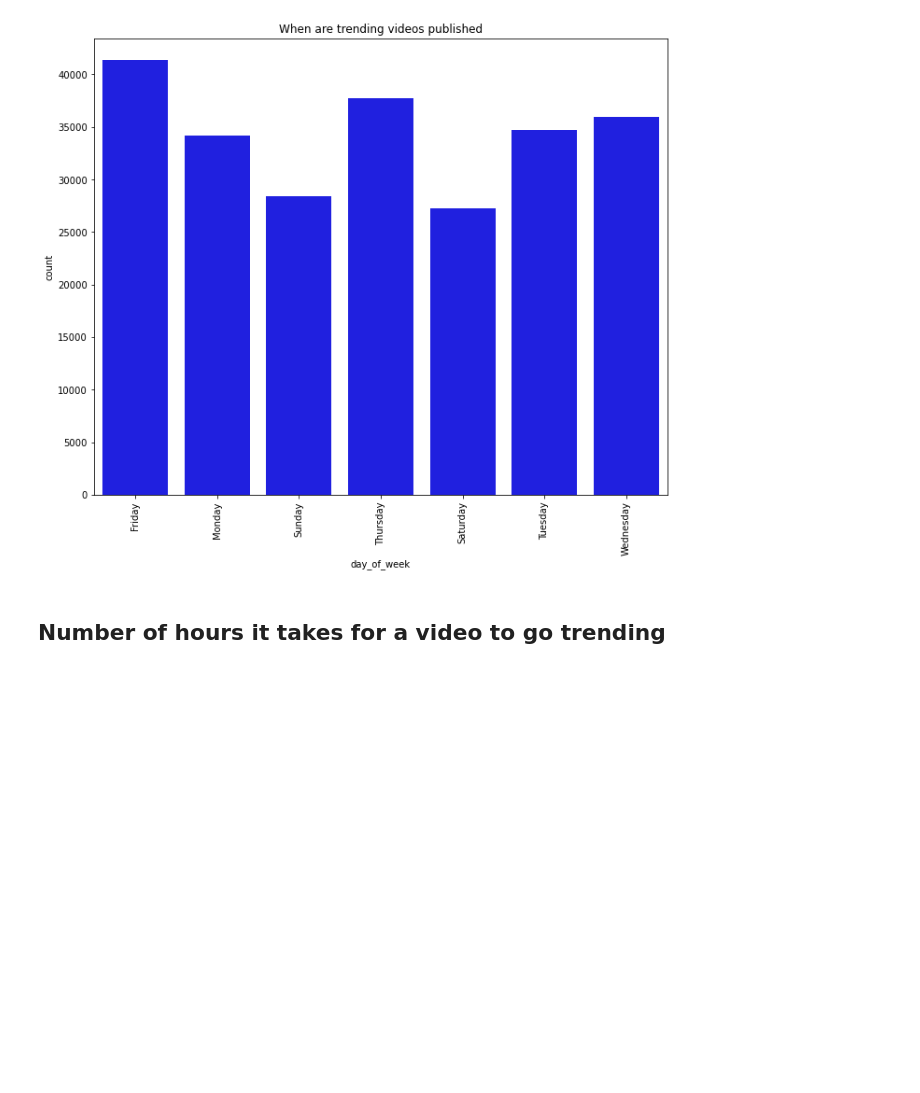
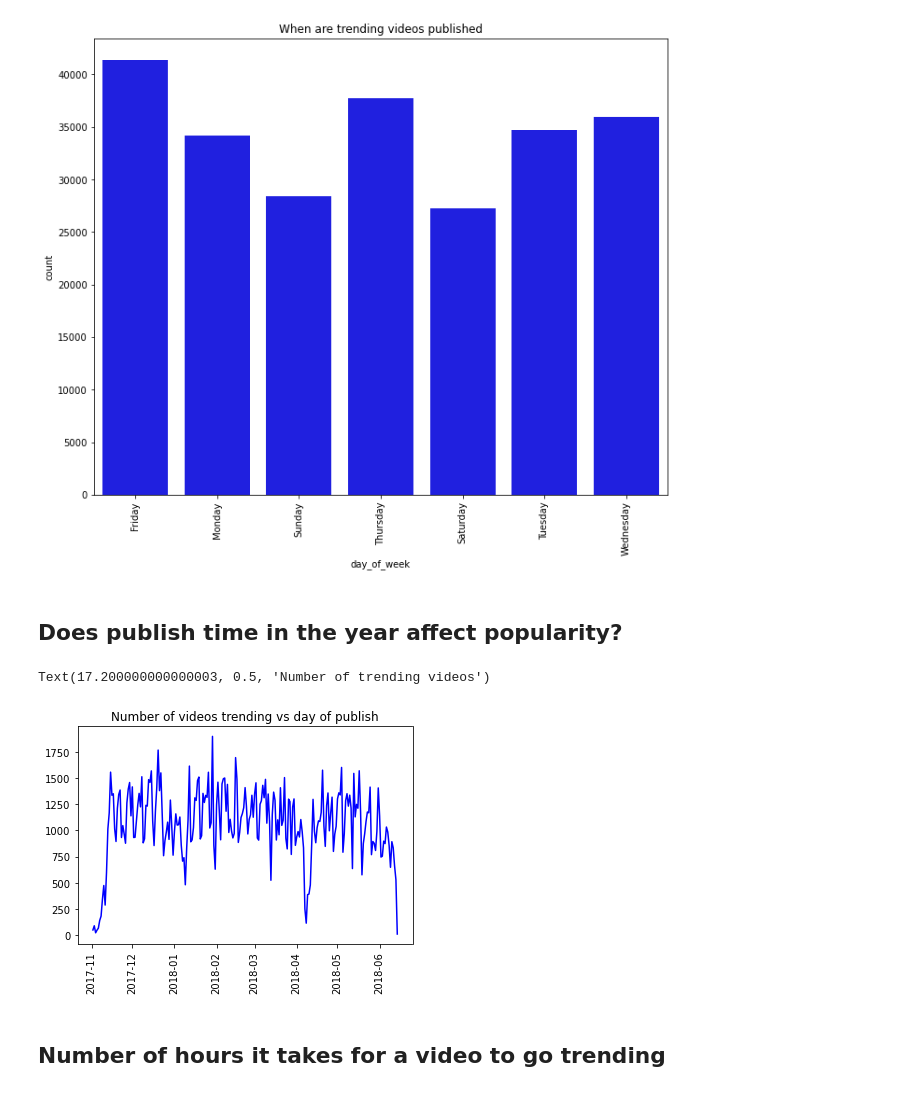
Before and after one commit to tanmaig/CSCI5502-project, a Jupyter notebook: data_analysis.ipynb, the cells around one changed output. Cells and saved outputs as stored; diff of their text form; code cells hidden in the pictures; blank space fills up the shorter version.

Commit message:
added few more graphs

```diff
--- a/data_analysis.ipynb
+++ b/data_analysis.ipynb
@@ -129,6 +129,22 @@ plt.title('When are trending videos published')
 # %% [output]
 Text(0.5, 1.0, 'When are trending videos published')
 [figure]
+# %% [markdown]
+## Does publish time in the year affect popularity?
+# %%
+
+df_tmp = df.groupby([df['publish_time'].dt.date]).size()
+df_tmp = df_tmp.sort_index()
+df_tmp = df_tmp[ (df_tmp.index > pd.to_datetime("2017-11-01")) & (df_tmp.index < pd.to_datetime("2018-12-01"))]
+
+plt.plot(df_tmp.index,df_tmp.values, color='blue')
+plt.xticks(rotation=90)
+plt.title('Number of videos trending vs day of publish')
+ax.set_xlabel("Publish day")
+ax.set_ylabel("Number of trending videos")
+# %% [output]
+Text(17.200000000000003, 0.5, 'Number of trending videos')
+[figure, added]
 # %% [markdown]
 ## Number of hours it takes for a video to go trending
 # %%
```
Also changed, not shown: parts of 4 cells of this notebook.
